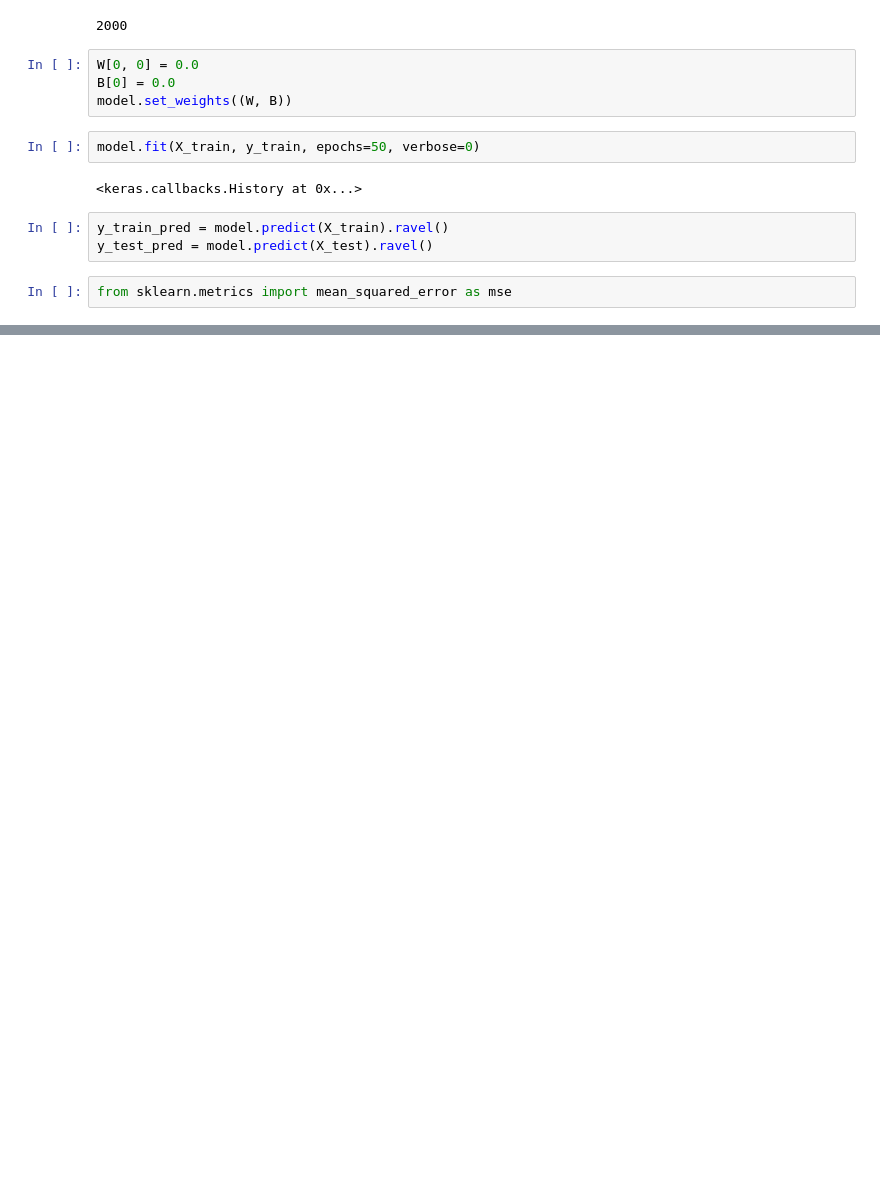
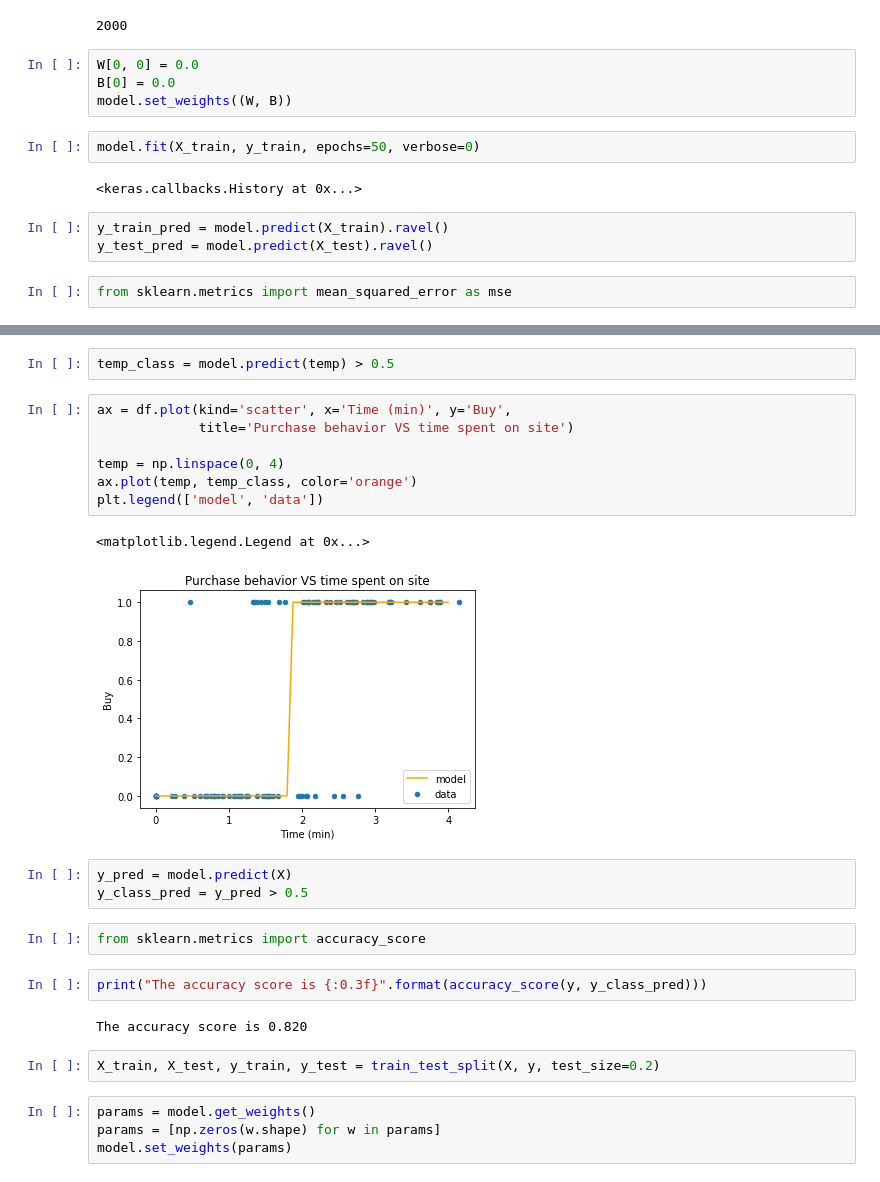
Before and after one commit to gupta2007vaibhav/Machine-Learning-with-Python, a Jupyter notebook: linear_regression_cost_function.ipynb, the cells around one changed output, grey strips where cells are left out. Cells and saved outputs as stored; diff of their text form; blank space fills up the shorter version.

```diff
--- a/linear_regression_cost_function.ipynb
+++ b/linear_regression_cost_function.ipynb
@@ -295,0 +377,27 @@ The R2 score on the Test set is:        0.828
+# %%
+temp_class = model.predict(temp) > 0.5
+# %%
+ax = df.plot(kind='scatter', x='Time (min)', y='Buy',
+             title='Purchase behavior VS time spent on site')
+
+temp = np.linspace(0, 4)
+ax.plot(temp, temp_class, color='orange')
+plt.legend(['model', 'data'])
+# %% [output]
+<matplotlib.legend.Legend at 0x...>
+[figure, added]
+# %%
+y_pred = model.predict(X)
+y_class_pred = y_pred > 0.5
+# %%
+from sklearn.metrics import accuracy_score
+# %%
+print("The accuracy score is {:0.3f}".format(accuracy_score(y, y_class_pred)))
+# %% [output]
+The accuracy score is 0.820
+# %%
+X_train, X_test, y_train, y_test = train_test_split(X, y, test_size=0.2)
+# %%
+params = model.get_weights()
+params = [np.zeros(w.shape) for w in params]
+model.set_weights(params)
```
Also changed, not shown: parts of 32 cells of this notebook, 1 other file.
